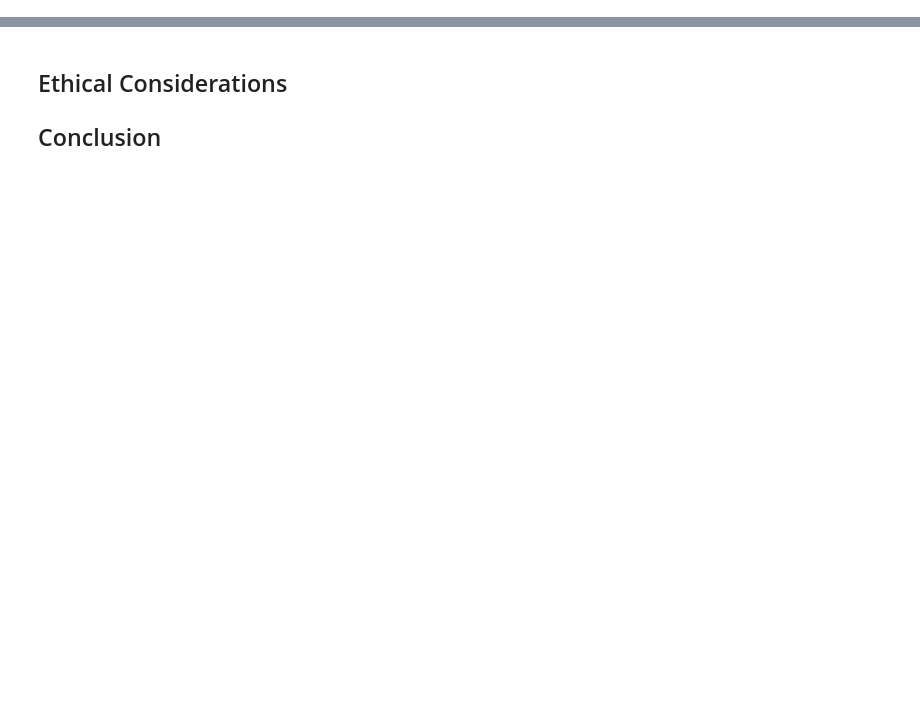
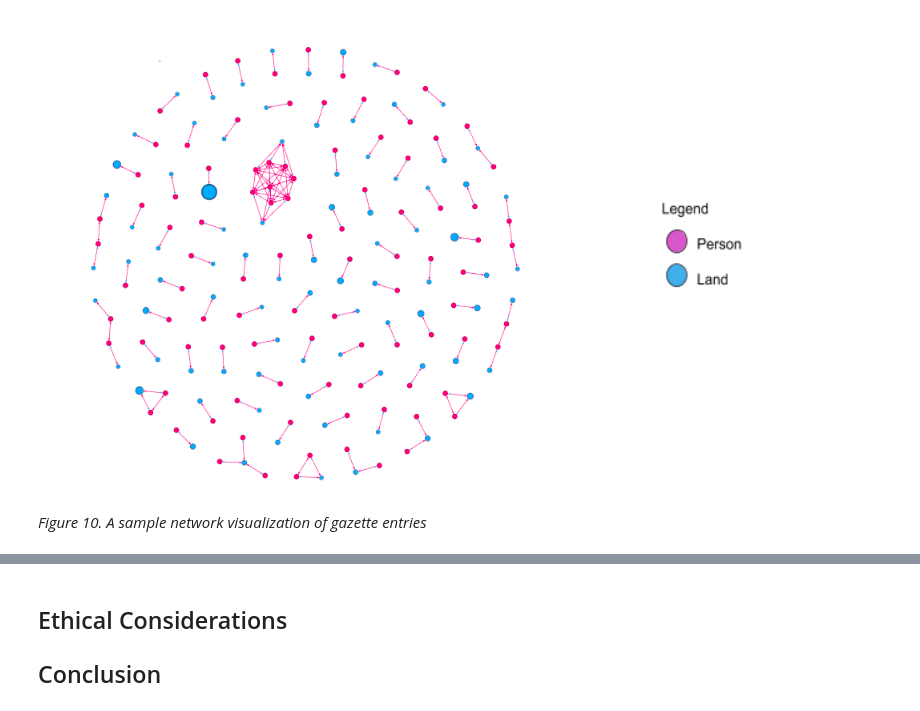
Before and after one commit to StanfordDataScience/dssg-cfa-public, a Jupyter notebook: Final Project Report.ipynb, the cells around one changed output, grey strips where cells are left out. Cells and saved outputs as stored; diff of their text form; code cells hidden in the pictures; blank space fills up the shorter version.

```diff
--- a/Final Project Report.ipynb
+++ b/Final Project Report.ipynb
@@ -142,0 +251,7 @@ Even though this page contains neat paragraphs in the bottom half, it won’t ge
+# %%
+from PIL import Image
+Image.open("util/gephi_sample_network.png")
+# %% [output]
+[figure, added]
+# %% [markdown]
+*Figure 10. A sample network visualization of gazette entries*
```
Also changed, not shown: parts of 14 cells of this notebook, 5 other files.
